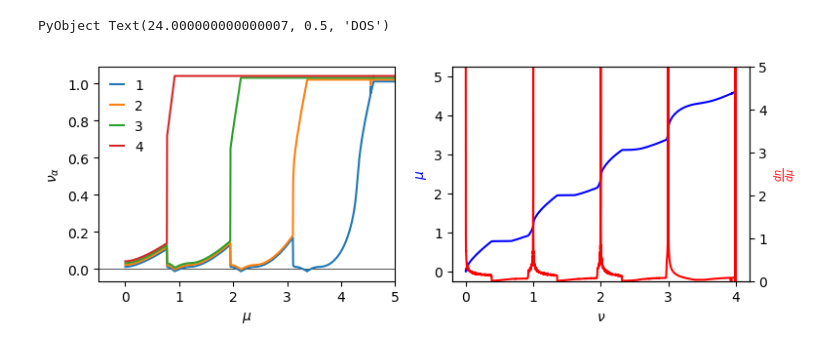
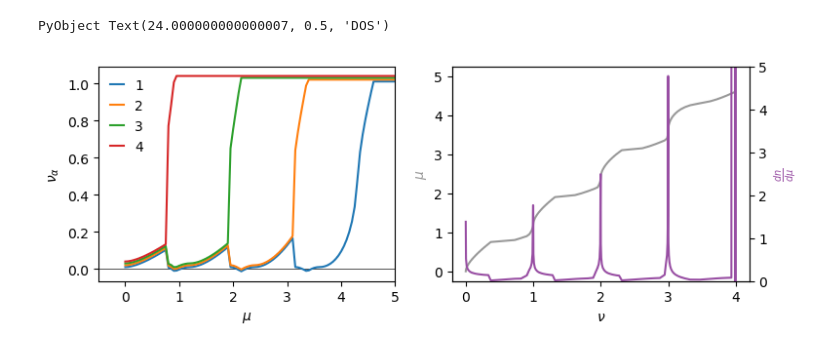
Before and after one commit to DanielEricParker/HF0d, a Jupyter notebook: examples/TBG_reproduce_zondinger_result.ipynb, the cells around one changed output. Cells and saved outputs as stored; diff of their text form; code cells hidden in the pictures.

Commit message:
Update with notebook to produce all published data

```diff
--- a/examples/TBG_reproduce_zondinger_result.ipynb
+++ b/examples/TBG_reproduce_zondinger_result.ipynb
@@ -4,0 +1,18 @@ using HF0d
+# %%
+# import packages
+using LinearAlgebra, HDF5, FileIO, Statistics, Interpolations, ImageFiltering
+using DataFrames
+push!(LOAD_PATH,"../")
+using HF0d
+
+#set up plotting
+using ColorSchemes
+cmap = colorschemes[:balance]
+using PyPlot
+rgbtotuple(c) = (c.r,c.g,c.b)
+pal = rgbtotuple.(colorschemes[:Set1_9])
+function remove_extra_borders!(contourlines)
+    for c in contourlines.collections
+        c.set_edgecolor("face")
+    end
+end
@@ -5,5 +22,7 @@ using HF0d
 # %%
-hfm = HFModel_vanHoveDOS(4,1000,1,1.2);
-μs = 0.0:0.005:5
-@time nsopt, Φsopt = run_HF(μs,hfm,10);
+# Set up model
+hfm = HFModel_vanHoveDOS(4,2000,1,1.2);
+μs = 0.0:0.05:5
+# Run optimization --- takes about a minute
+nsopt, Φsopt = run_HF(μs,hfm,10);
 # %% [output]
@@ -34,27 +47,27 @@ PyObject Text(24.000000000000007, 0.5, 'DOS')
 # %%
 fig, axs = subplots(1,2,figsize=(8,3))
 
 ns2 = sort.(nsopt)
 for α in 1:hfm.Nf
     offset = 0.01*α
     axs[1].plot(μs,offset .+ getindex.(ns2,α),label=α)
 end
 axs[1].axhline(0.0,color="k",lw=0.5,ls="-",zorder=-5)
 axs[1].legend(loc="upper left",handlelength=1.0,frameon=false)
 axs[1].set_xlabel(L"$\mu$")
 axs[1].set_ylabel(L"$\nu_\alpha$")
 axs[1].set_xlim(-0.5,5)
 
 ntots = sum.(nsopt)
-axs[2].plot(ntots,μs,color="blue")
-axs[2].set_ylabel(L"$\mu$",color="blue")
+axs[2].plot(ntots,μs,color=pal[9])
+axs[2].set_ylabel(L"$\mu$",color=pal[9])
 axs[2].set_xlabel(L"$\nu$")
 
 axt = axs[2].twinx()
 ntots = sum.(nsopt)
-axt.plot(ntots[1:end-1],  0.1*diff(μs) ./ diff(ntots),color="red")
-axt.set_ylabel(L"$\frac{dn}{d\mu}$",color="red")
+axt.plot(ntots[1:end-1],  0.1*diff(μs) ./ diff(ntots),color=pal[4])
+axt.set_ylabel(L"$\frac{dn}{d\mu}$",color=pal[4])
 axt.set_ylim(0,5)
 fig.tight_layout()
 # %% [output]
-[figure, old version]
+[figure, new version]
```
Also changed, not shown: parts of 3 cells of this notebook, 9 other files.
